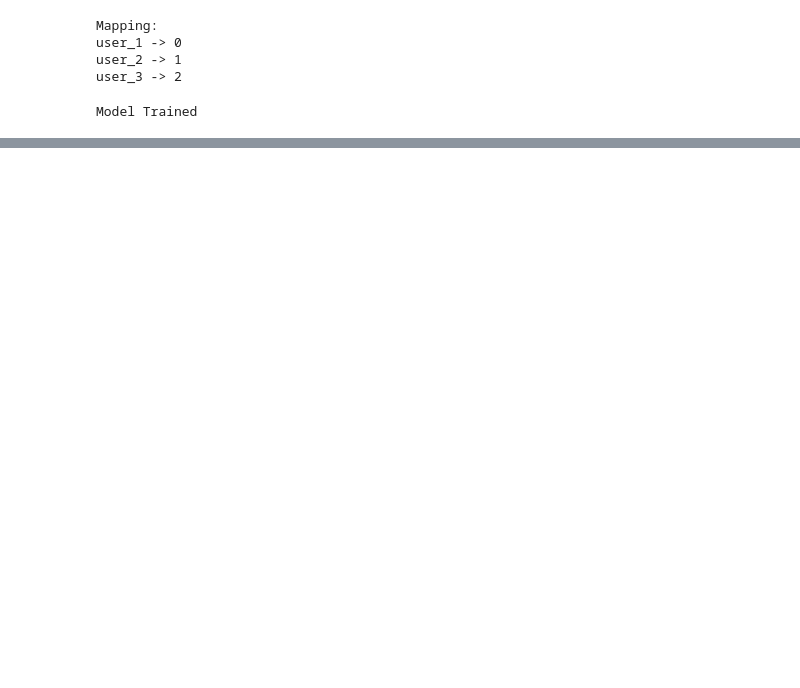
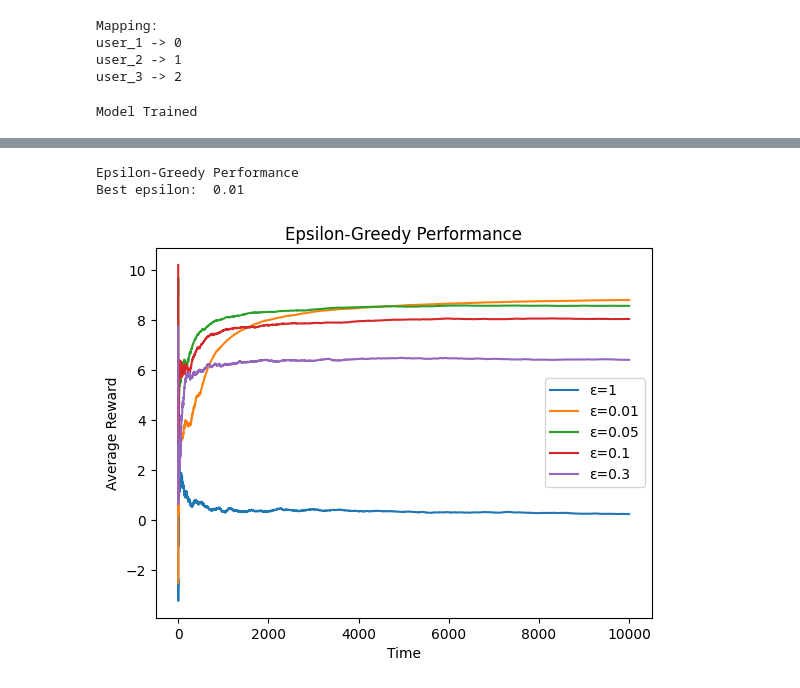
Before and after one commit to Aarav6790/lab3-contextual-bandit, a Jupyter notebook: lab3_results_U20230092.ipynb, the cells around one changed output, grey strips where cells are left out. Cells and saved outputs as stored; diff of their text form; code cells hidden in the pictures; blank space fills up the shorter version.

```diff
--- a/lab3_results_U20230092.ipynb
+++ b/lab3_results_U20230092.ipynb
@@ -115,0 +158,49 @@ weighted avg       0.90      0.90      0.90       400
+# %%
+def train_epsilon_greedy(epsilon, T=10000):
+    rewards_over_time = []
+    Q = {c: np.zeros(n_arms) for c in contexts}
+    N = {c: np.zeros(n_arms) for c in contexts}
+
+    for t in range(T):
+        context = random.choice(contexts)
+        arm = epsilon_greedy(context, epsilon, Q)
+
+        global_arm = get_arm_index(context, news_categories[arm])
+        reward = reward_sampler.sample(global_arm)
+
+        N[context][arm] += 1
+        Q[context][arm] += (reward - Q[context][arm]) / N[context][arm]
+
+        rewards_over_time.append(reward)
+    return np.cumsum(rewards_over_time) / np.arange(1, T + 1), Q, N
+# %%
+epsilons = [1, 0.01, 0.05, 0.1, 0.3]
+epsilon_results = {}
+
+for eps in epsilons:
+    epsilon_results[eps], Q, N = train_epsilon_greedy(eps)
+# %%
+epsilons = [1, 0.01, 0.05, 0.1, 0.3]
+epsilon_results = {}
+for eps in epsilons:
+    epsilon_results[eps], Q, N = train_epsilon_greedy(eps)
+
+final_rewards = [epsilon_results[eps][-1] for eps in epsilons]
+
+best_eps = epsilons[final_rewards.index(max(final_rewards))]
+
+print("Epsilon-Greedy Performance")
+print('Best epsilon: ', best_eps)
+import matplotlib.pyplot as plt
+
+for eps, rewards in epsilon_results.items():
+    plt.plot(rewards, label=f"ε={eps}")
+plt.xlabel("Time")
+plt.ylabel("Average Reward")
+plt.title("Epsilon-Greedy Performance")
+plt.legend()
+plt.show()
+# %% [output]
+Epsilon-Greedy Performance
+Best epsilon:  0.01
+[figure, added]
```
Also changed, not shown: parts of 19 cells of this notebook.
